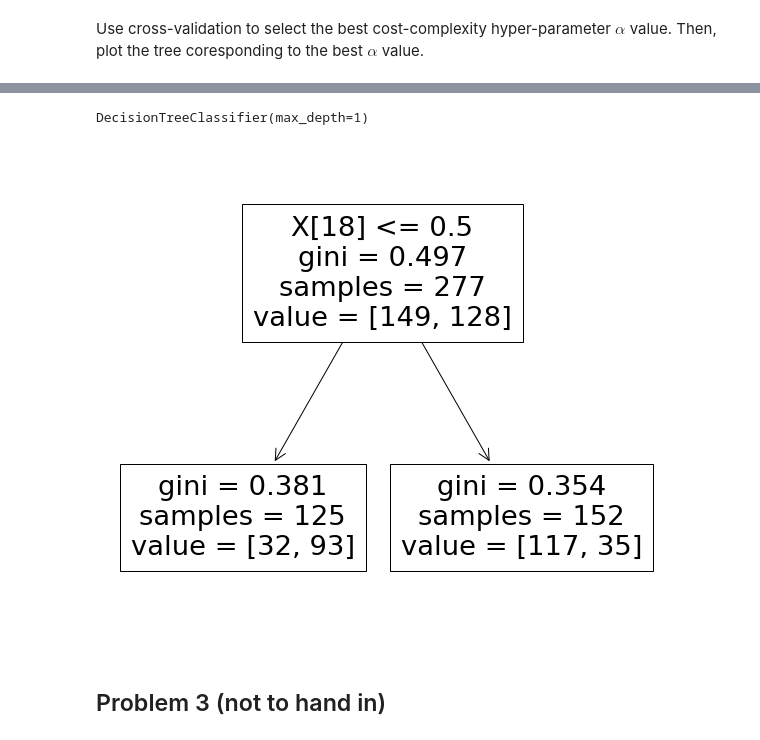
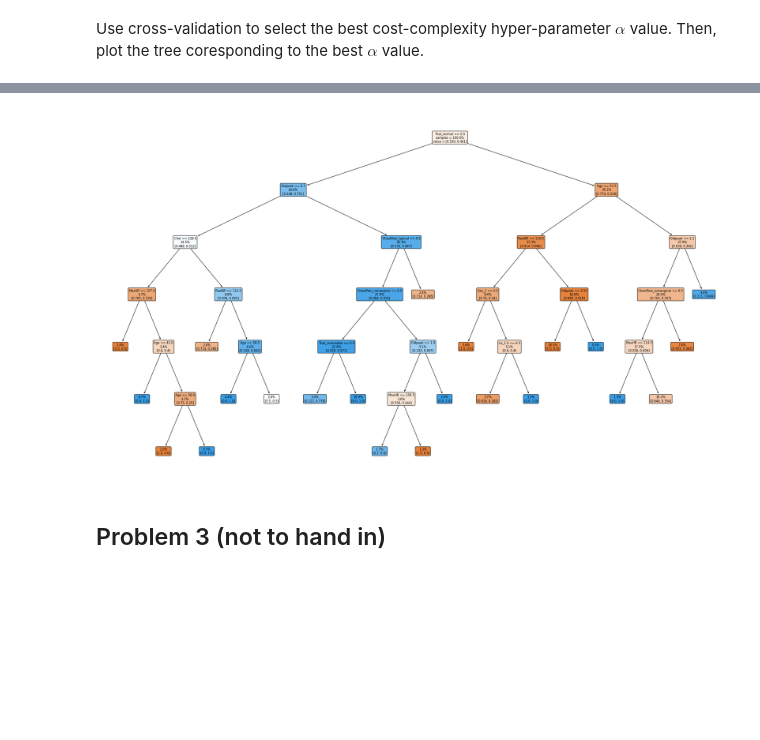
Before and after one commit to victorsamueldaniel/ML, a Jupyter notebook: week_6/Exercise_06_vic.ipynb, the cells around one changed output, grey strips where cells are left out. Saved outputs shown, nothing was run; the diff lists cells and outputs as text; code cells hidden in the pictures; blank space fills up the shorter version.

```diff
--- a/week_6/Exercise_06_vic.ipynb
+++ b/week_6/Exercise_06_vic.ipynb
@@ -220,8 +235,3 @@ Test accuracy: 0.75
 Remember that the flexibility of a decision tree can be tuned by pruning it via cost-complexity pruning.
 # %% [markdown]
 Use cross-validation to select the best cost-complexity hyper-parameter $\alpha$ value. Then, plot the tree coresponding to the best $\alpha$ value.
-# %%
-depths = [1,2,3,4,5,6,7,8,9,10,11]
-Tree_para = {'criterion' : ['gini'] , 'max_depth': depths}
-Tree_cv=GridSearchCV(Tree, Tree_para, cv=10)
-Tree_cv.fit(X_train,y_train)
@@ -268,14 +238,21 @@ plt.show()
-# %%
-best_Tree = DecisionTreeClassifier(max_depth=1)
-best_Tree.fit(X_train,y_train)
-# %% [output]
-DecisionTreeClassifier(max_depth=1)
-# %%
-plt.figure(figsize=(10,9))
-plot_tree(best_Tree)
-plt.show()
-# %% [output]
-[figure, removed]
+# %%
+grid_alphas = np.arange(0,0.05,0.005)
+folds = 10
+
+tree_full = DecisionTreeClassifier(criterion="entropy", min_samples_leaf=1, ccp_alpha=0)
+path = tree_full.cost_complexity_pruning_path(X_train, y_train)
+ccp_alphas, impurities = path.ccp_alphas, path.impurities
+hyper_parameters = {"ccp_alpha" : grid_alphas}
+treeCV = GridSearchCV(estimator=tree_full, param_grid=hyper_parameters, cv=folds)
+treeCV.fit(X, y)
+best_alpha = grid_alphas[np.argmin(1-treeCV.cv_results_["mean_test_score"])]
+best_tree = DecisionTreeClassifier(criterion="entropy", min_samples_leaf=1, ccp_alpha=best_alpha)
+best_tree.fit(X,y)
+plt.figure(figsize=(30,18))
+plot_tree(best_tree, feature_names=X.columns.tolist(), impurity=False, label="root",
+filled=True, proportion=True, rounded=True, fontsize=8);
+# %% [output]
+[figure, added]
 # %% [markdown]
 ## Problem 3 (not to hand in)
 # %% [markdown]
```
Also changed, not shown: parts of 10 cells of this notebook.
